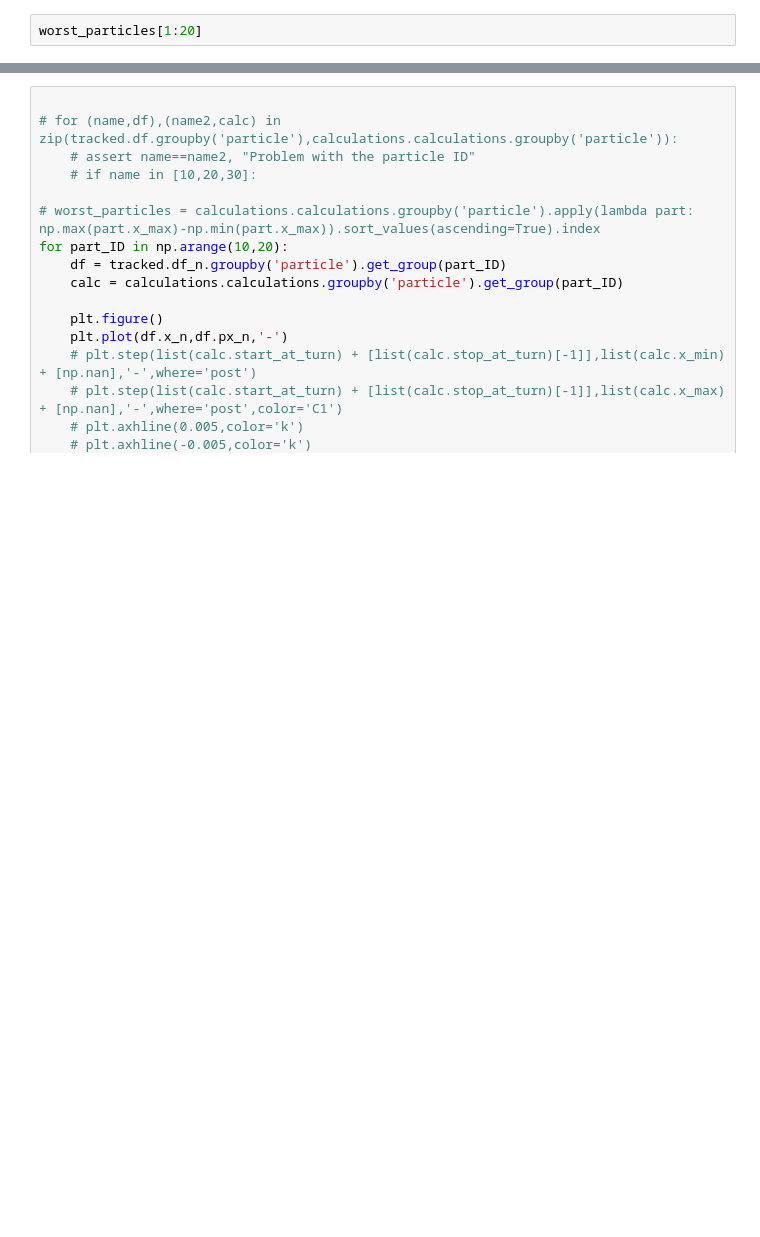
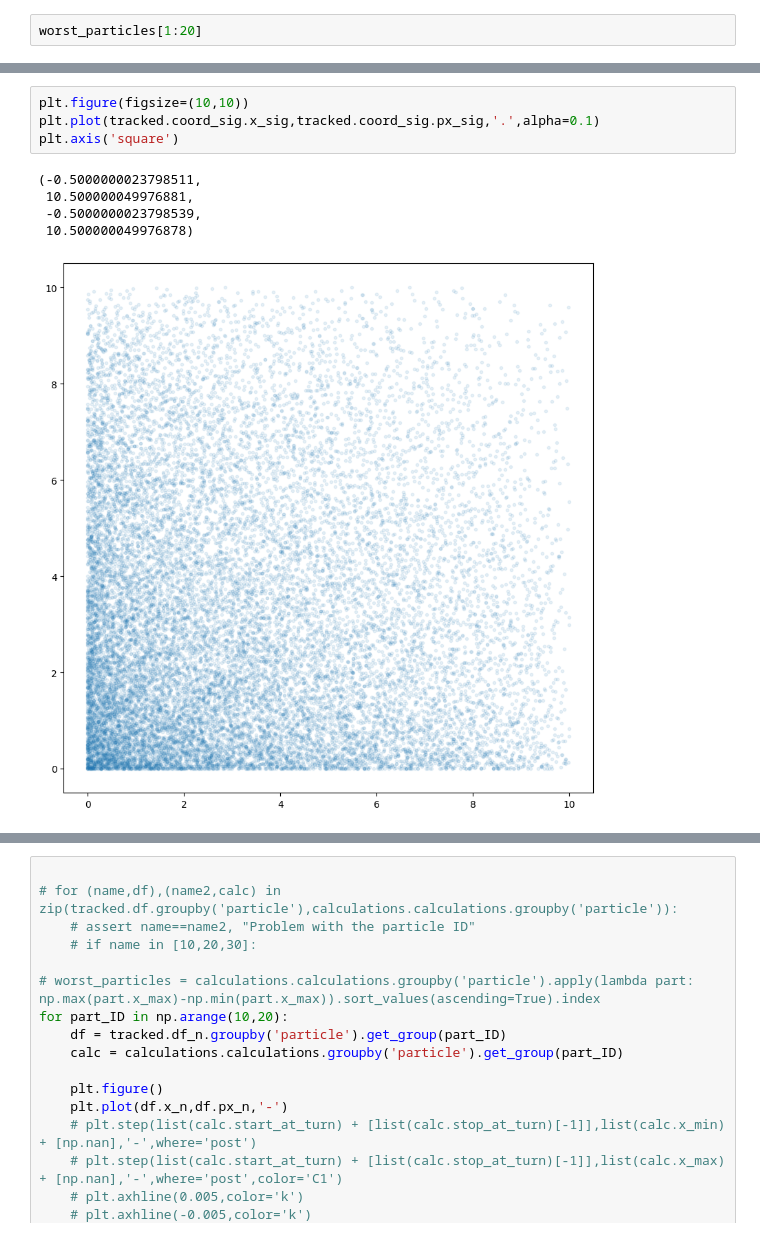
Before and after one commit to pbelange/BBStudies, a Jupyter notebook: Machines/XMask/Jobs/003_particle_dist_and_track/analysis_test.ipynb, the cells around one changed output, grey strips where cells are left out. Saved outputs shown, nothing was run; the diff lists cells and outputs as text; blank space fills up the shorter version.

```diff
--- a/Machines/XMask/Jobs/003_particle_dist_and_track/analysis_test.ipynb
+++ b/Machines/XMask/Jobs/003_particle_dist_and_track/analysis_test.ipynb
@@ -271,0 +587,10 @@ for part_ID in np.arange(10,20):
+# %%
+plt.figure(figsize=(10,10))
+plt.plot(tracked.coord_sig.x_sig,tracked.coord_sig.px_sig,'.',alpha=0.1)
+plt.axis('square')
+# %% [output]
+(-0.5000000023798511,
+ 10.500000049976881,
+ -0.5000000023798539,
+ 10.500000049976878)
+[figure, added]
```
Also changed, not shown: parts of 27 cells of this notebook, 3 other files.
